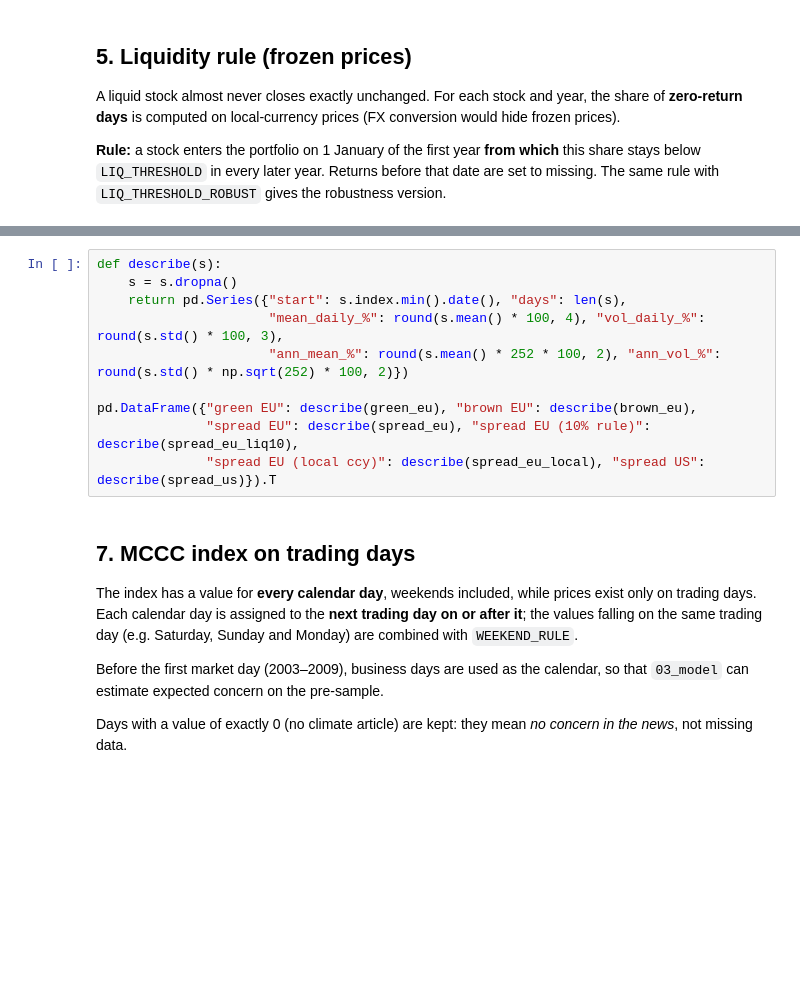
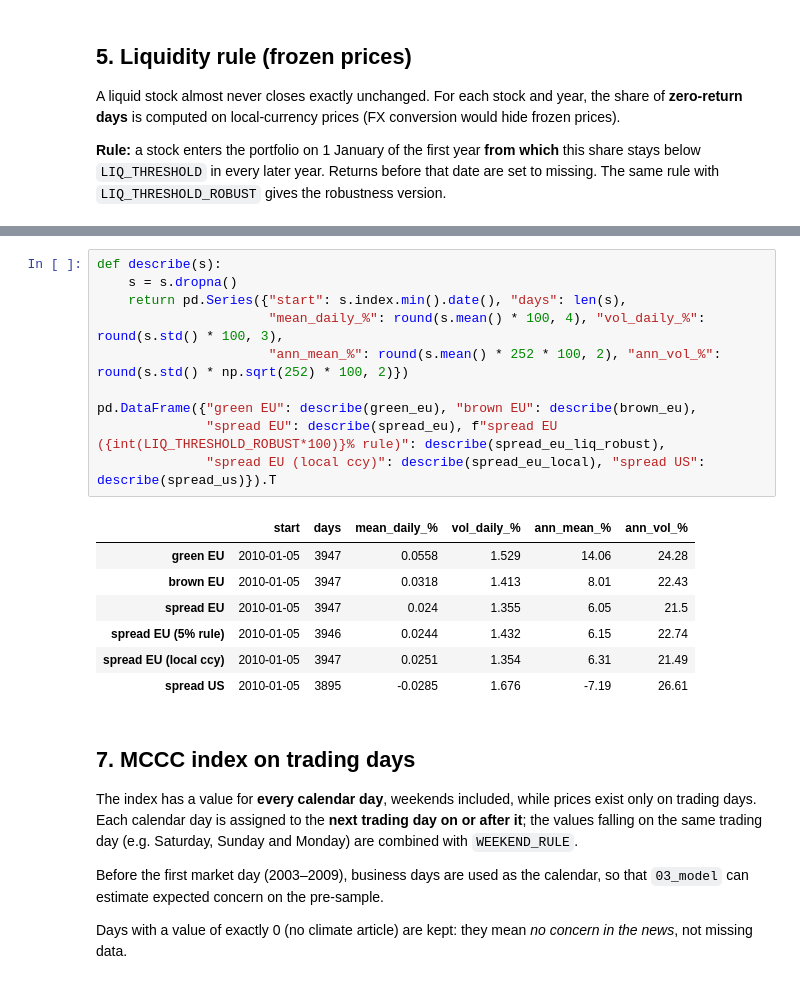
Before and after one commit to Rafael11-prog/climate-concerns-green-brown, a Jupyter notebook: code/02_clean.ipynb, the cells around one changed output, grey strips where cells are left out. Cells and saved outputs as stored; diff of their text form; blank space fills up the shorter version.

```diff
--- a/code/02_clean.ipynb
+++ b/code/02_clean.ipynb
@@ -233,13 +349,21 @@ n_by_year
 # %%
 def describe(s):
     s = s.dropna()
     return pd.Series({"start": s.index.min().date(), "days": len(s),
                       "mean_daily_%": round(s.mean() * 100, 4), "vol_daily_%": round(s.std() * 100, 3),
                       "ann_mean_%": round(s.mean() * 252 * 100, 2), "ann_vol_%": round(s.std() * np.sqrt(252) * 100, 2)})
 
 pd.DataFrame({"green EU": describe(green_eu), "brown EU": describe(brown_eu),
-              "spread EU": describe(spread_eu), "spread EU (10% rule)": describe(spread_eu_liq10),
+              "spread EU": describe(spread_eu), f"spread EU ({int(LIQ_THRESHOLD_ROBUST*100)}% rule)": describe(spread_eu_liq_robust),
               "spread EU (local ccy)": describe(spread_eu_local), "spread US": describe(spread_us)}).T
+# %% [output]
+|  | start | days | mean_daily_% | vol_daily_% | ann_mean_% | ann_vol_% |
+| green EU | 2010-01-05 | 3947 | 0.0558 | 1.529 | 14.06 | 24.28 |
+| brown EU | 2010-01-05 | 3947 | 0.0318 | 1.413 | 8.01 | 22.43 |
+| spread EU | 2010-01-05 | 3947 | 0.024 | 1.355 | 6.05 | 21.5 |
+| spread EU (5% rule) | 2010-01-05 | 3946 | 0.0244 | 1.432 | 6.15 | 22.74 |
+| spread EU (local ccy) | 2010-01-05 | 3947 | 0.0251 | 1.354 | 6.31 | 21.49 |
+| spread US | 2010-01-05 | 3895 | -0.0285 | 1.676 | -7.19 | 26.61 |
 # %% [markdown]
 ## 7. MCCC index on trading days
 
```
Also changed, not shown: parts of 15 cells of this notebook.
